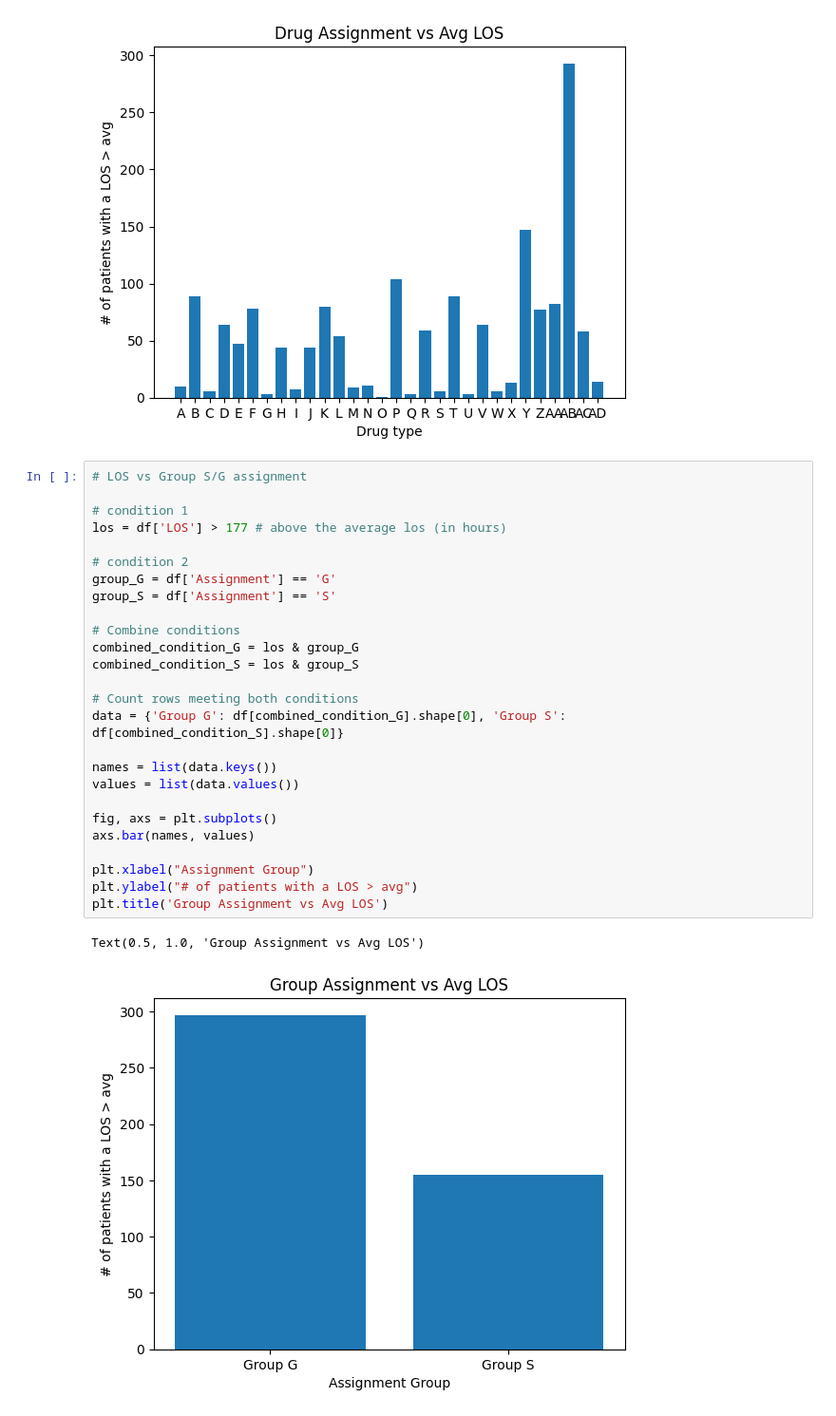
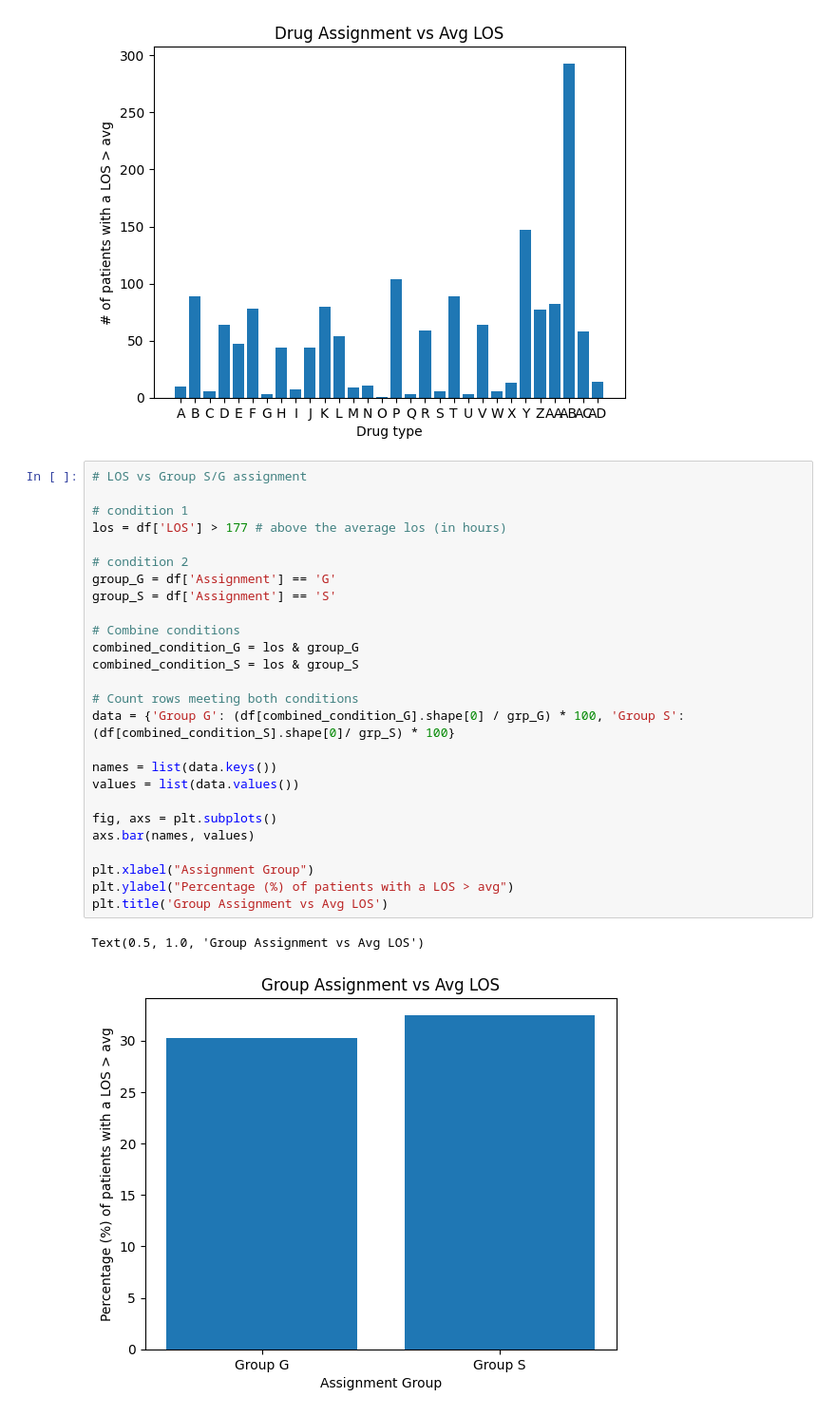
Before and after one commit to Precision-MD/precisionMD-model, a Jupyter notebook: EDA/EDA.ipynb, the cells around one changed output. Shown: that part at 95% size. Drawn from its saved outputs; the diff is of its cells as text.

Commit message:
Changed the LOS vs Group S/G plot into percentages

```diff
--- a/EDA/EDA.ipynb
+++ b/EDA/EDA.ipynb
@@ -616,29 +616,29 @@ Text(0.5, 1.0, 'Drug Assignment vs Avg LOS')
 # %%
 # LOS vs Group S/G assignment
 
 # condition 1
 los = df['LOS'] > 177 # above the average los (in hours)
 
 # condition 2
 group_G = df['Assignment'] == 'G'
 group_S = df['Assignment'] == 'S'
 
 # Combine conditions
 combined_condition_G = los & group_G
 combined_condition_S = los & group_S
 
 # Count rows meeting both conditions
-data = {'Group G': df[combined_condition_G].shape[0], 'Group S': df[combined_condition_S].shape[0]}
+data = {'Group G': (df[combined_condition_G].shape[0] / grp_G) * 100, 'Group S': (df[combined_condition_S].shape[0]/ grp_S) * 100}
 
 names = list(data.keys())
 values = list(data.values())
 
 fig, axs = plt.subplots()
 axs.bar(names, values)
 
 plt.xlabel("Assignment Group")
-plt.ylabel("# of patients with a LOS > avg")
+plt.ylabel("Percentage (%) of patients with a LOS > avg")
 plt.title('Group Assignment vs Avg LOS')
 # %% [output]
 Text(0.5, 1.0, 'Group Assignment vs Avg LOS')
-[figure, old version]
+[figure, new version]
```
Also changed, not shown: parts of 1 cell of this notebook.
